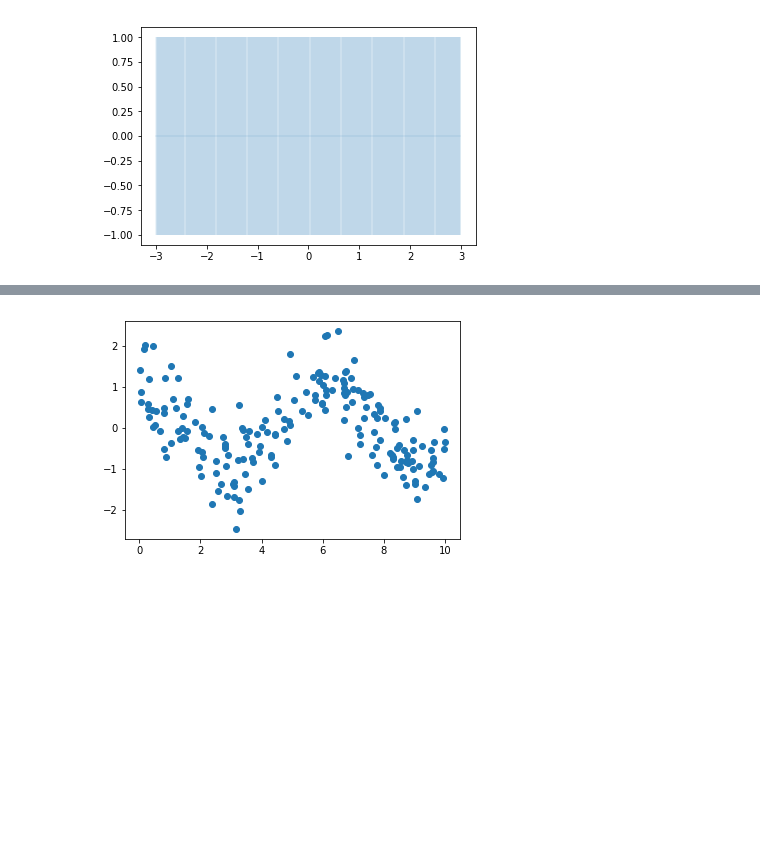
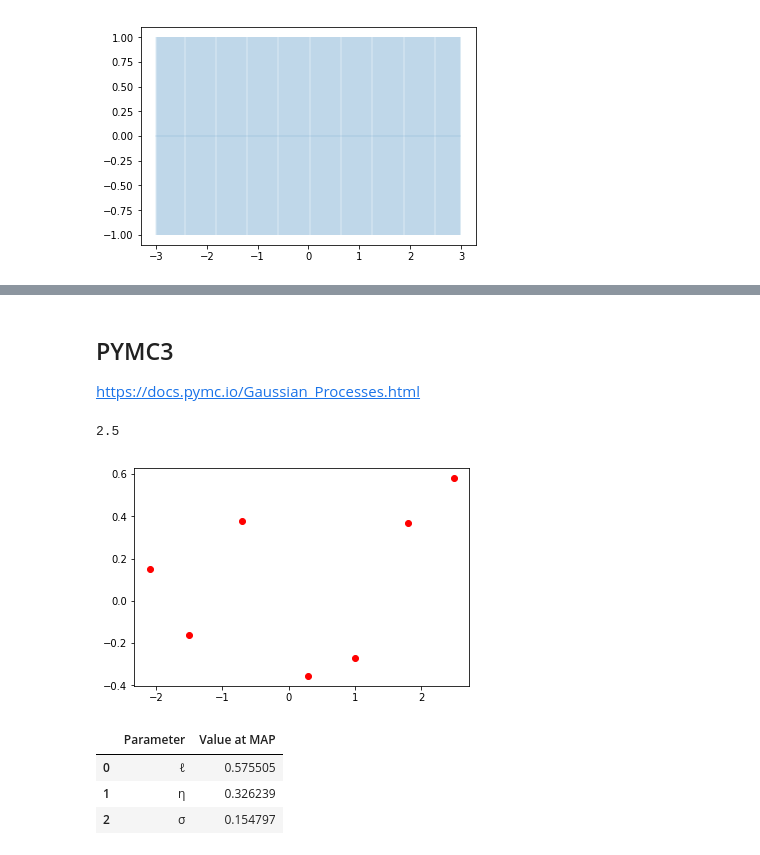
Before and after one commit to Polichinel/Master_Thesis, a Jupyter notebook: GP_test2.ipynb, the cells around one changed output, grey strips where cells are left out. Saved outputs shown, nothing was run; the diff lists cells and outputs as text; code cells hidden in the pictures; blank space fills up the shorter version.

Commit message:
implimented new pymc model - working

```diff
--- a/GP_test2.ipynb
+++ b/GP_test2.ipynb
@@ -110,0 +115,3 @@ data_y = np.cos(data_x) + np.random.normal(0,.6,200)
+# %% [markdown]
+## PYMC3
+https://docs.pymc.io/Gaussian_Processes.html
@@ -111,5 +121,13 @@ data_y = np.cos(data_x) + np.random.normal(0,.6,200)
+# %%
+X = np.array(x).reshape(-1,1)
+X.max()
+# %% [output]
+2.5
+# %%
+X = np.array(x).reshape(-1,1)
+X_star = np.linspace(X.min()-1,X.max()+1, 100)[:, None]
 # %%
-plt.plot(data_x,data_y,'o')
+plt.plot(X,y, 'ro')
 plt.show()
 # %% [output]
-[figure, old version]
+[figure, new version]
@@ -115,0 +148,10 @@ plt.show()
+# %%
+# collect the results into a pandas dataframe to display
+# "mp" stands for marginal posterior
+pd.DataFrame({"Parameter": ["ℓ", "η", "σ"],
+              "Value at MAP": [float(mp["ℓ"]), float(mp["η"]), float(mp["σ"])]})
+# %% [output]
+|  | Parameter | Value at MAP |
+| 0 | ℓ | 0.575505 |
+| 1 | η | 0.326239 |
+| 2 | σ | 0.154797 |
```
Also changed, not shown: parts of 26 cells of this notebook.
